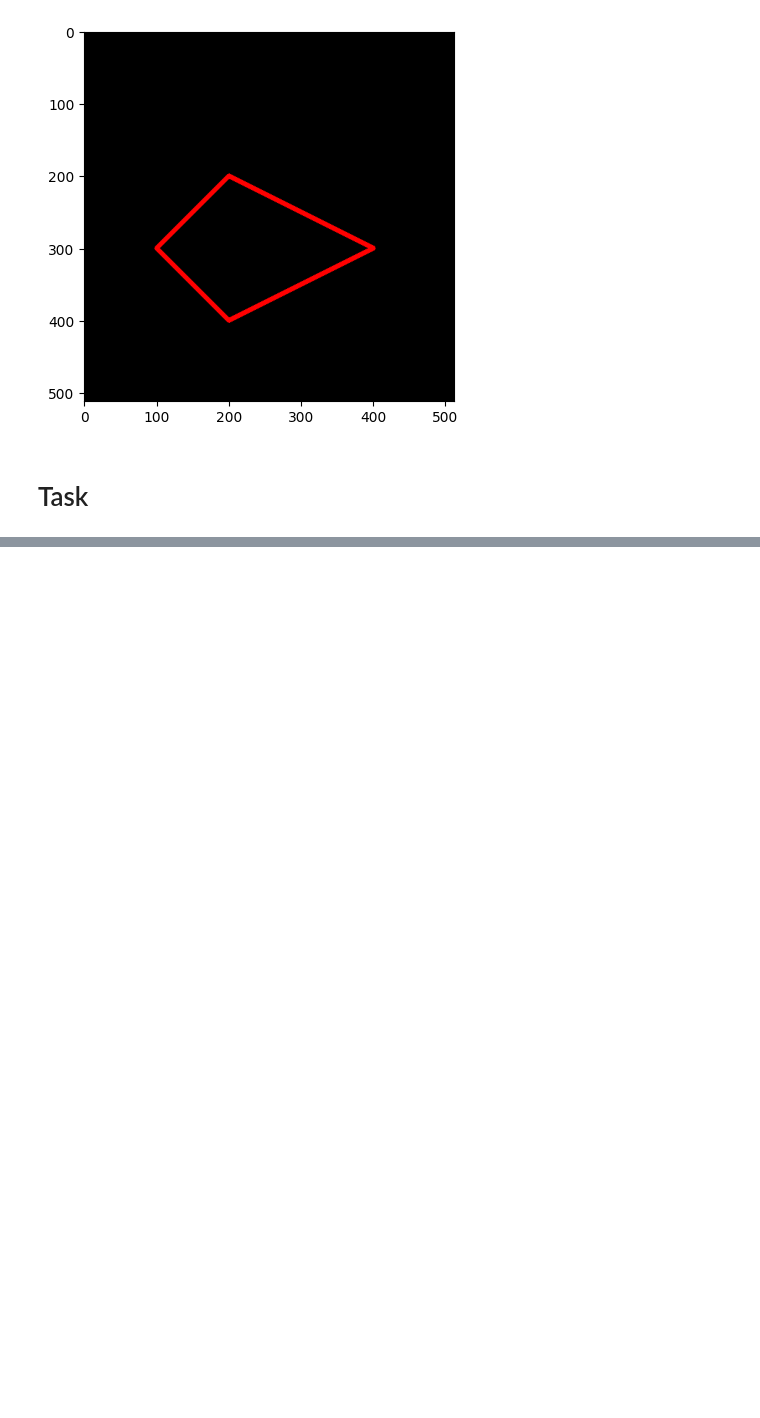
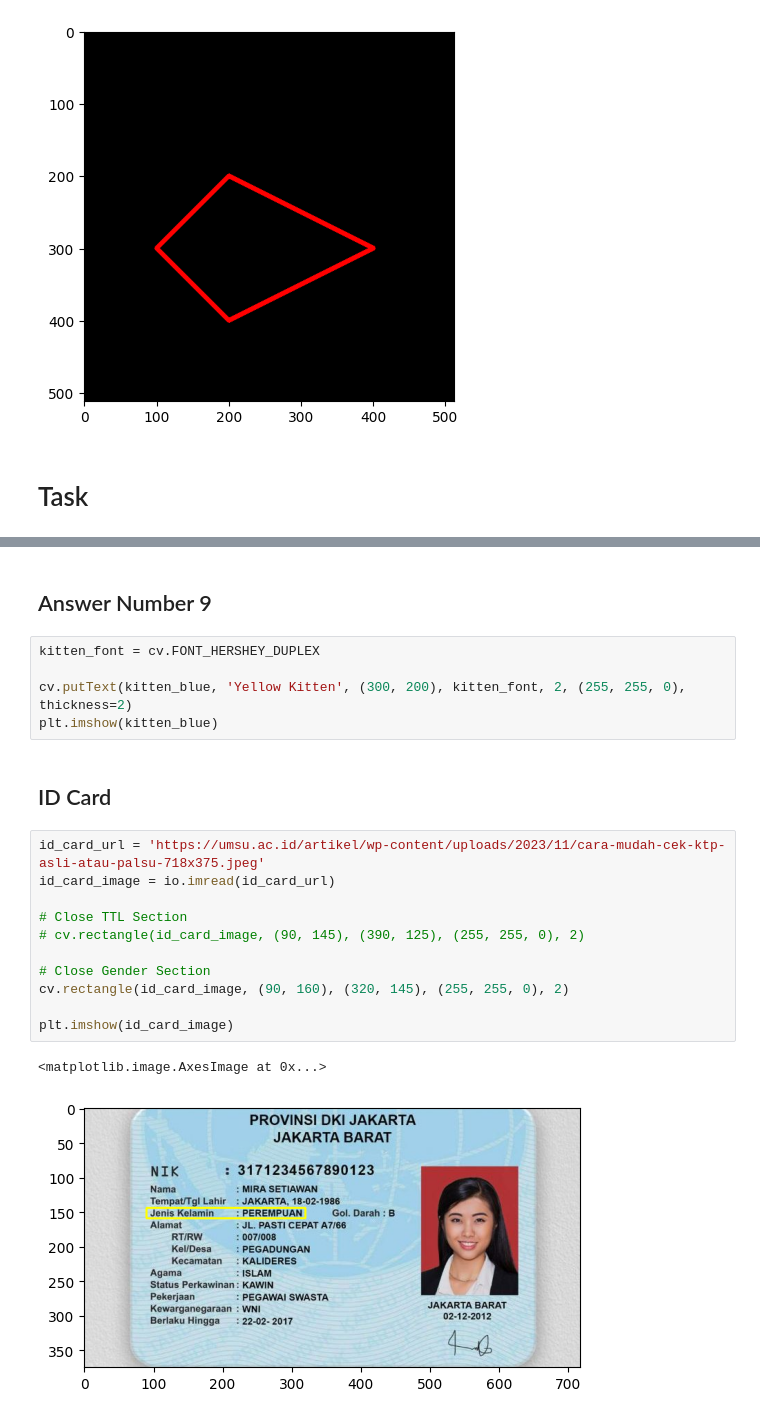
Before and after one commit to KhenCahyo13/MyCampus-Jobsheet, a Jupyter notebook: pcvk/week-2/Week2.ipynb, the cells around one changed output, grey strips where cells are left out. Drawn from its saved outputs; the diff is of its cells as text; blank space fills up the shorter version.

```diff
--- a/pcvk/week-2/Week2.ipynb
+++ b/pcvk/week-2/Week2.ipynb
@@ -82,0 +146,23 @@ plt.imshow(black_img32)
+# %% [markdown]
+## Answer Number 9
+# %%
+kitten_font = cv.FONT_HERSHEY_DUPLEX
+
+cv.putText(kitten_blue, 'Yellow Kitten', (300, 200), kitten_font, 2, (255, 255, 0), thickness=2)
+plt.imshow(kitten_blue)
+# %% [markdown]
+## ID Card
+# %%
+id_card_url = 'https://umsu.ac.id/artikel/wp-content/uploads/2023/11/cara-mudah-cek-ktp-asli-atau-palsu-718x375.jpeg'
+id_card_image = io.imread(id_card_url)
+
+# Close TTL Section
+# cv.rectangle(id_card_image, (90, 145), (390, 125), (255, 255, 0), 2)
+
+# Close Gender Section
+cv.rectangle(id_card_image, (90, 160), (320, 145), (255, 255, 0), 2)
+
+plt.imshow(id_card_image)
+# %% [output]
+<matplotlib.image.AxesImage at 0x...>
+[figure, added]
```
Also changed, not shown: parts of 14 cells of this notebook.
